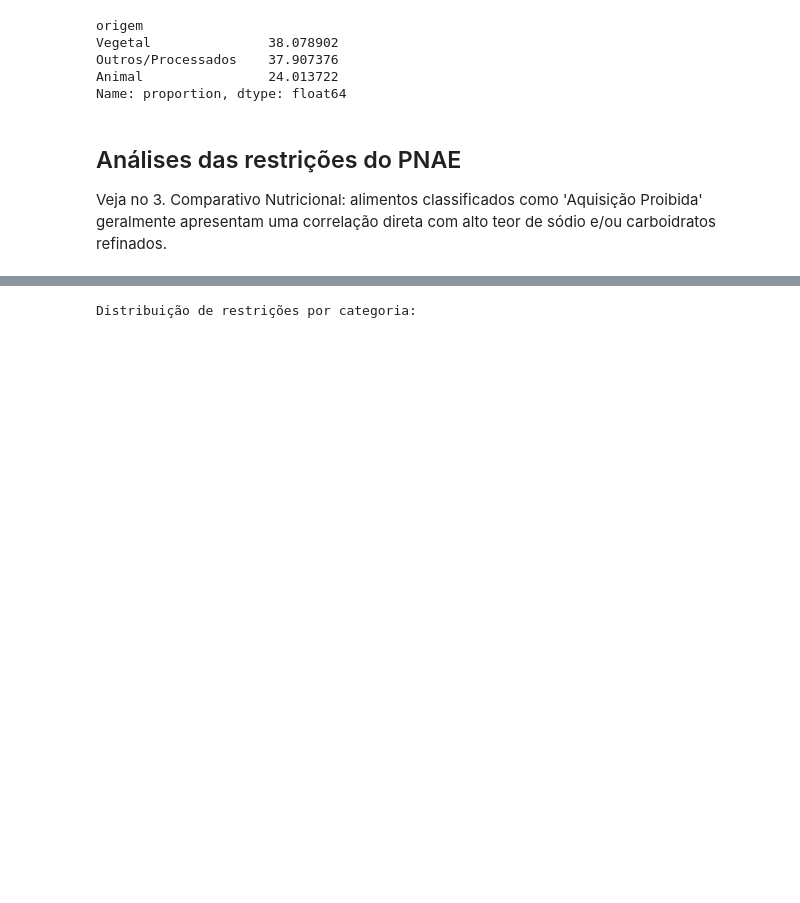
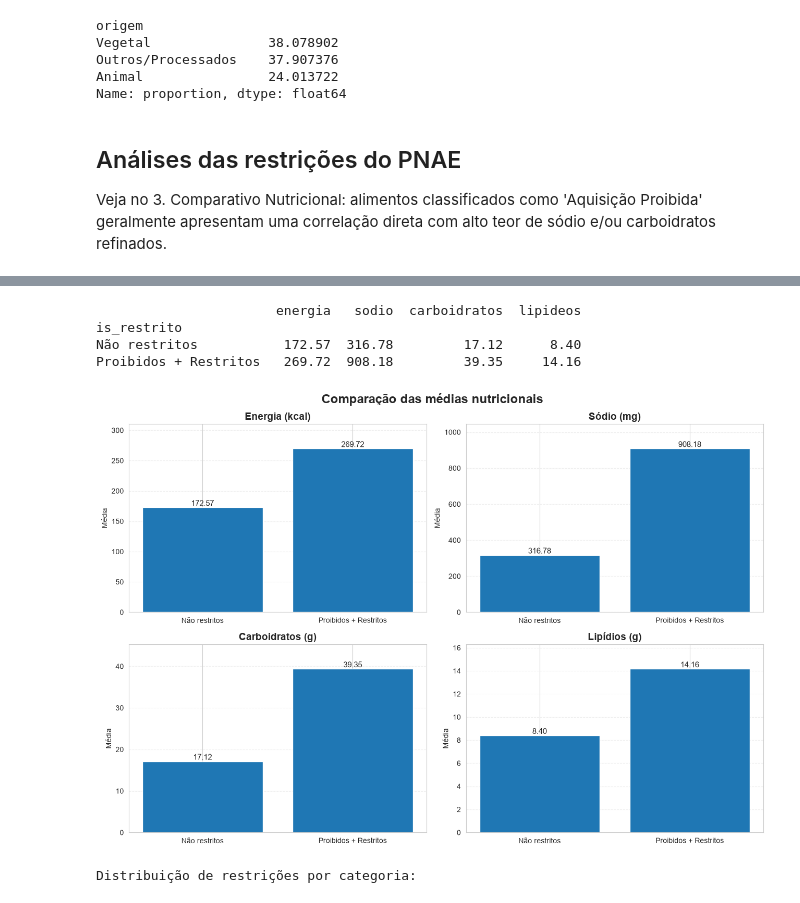
Before and after one commit to dba149/PNAE, a Jupyter notebook: otimizacao_pnae_alimentos.ipynb, the cells around one changed output, grey strips where cells are left out. Saved outputs shown, nothing was run; the diff lists cells and outputs as text; code cells hidden in the pictures; blank space fills up the shorter version.

```diff
--- a/otimizacao_pnae_alimentos.ipynb
+++ b/otimizacao_pnae_alimentos.ipynb
@@ -1411,6 +1426,83 @@ Sugestão de alternativas para 'Farofa pronta':
 | 131 | Caranguejo, cozido | 0.003056 | 18.479167 | 82.721502 |
 | 130 | Carambola, crua | 0.001501 | 0.870833 | 45.740889 |
 | 232 | Farinha, de arroz, enriquecida | 0.001389 | 1.269333 | 363.056480 |
+# %%
+# Calcula as médias
+comparativo_nutricional = (
+    df.groupby('is_restrito')[[
+        'energia',
+        'sodio',
+        'carboidratos',
+        'lipideos'
+    ]]
+    .mean()
+)
+
+# Cria nomes mais amigáveis para os grupos
+comparativo_nutricional = comparativo_nutricional.rename(
+    index={
+        False: 'Não restritos',
+        True: 'Proibidos + Restritos'
+    }
+)
+
+# Conferir os valores usados no gráfico
+print(comparativo_nutricional.round(2))
+
+# Criar figura
+fig, axes = plt.subplots(2, 2, figsize=(13, 9))
+
+nutrientes = {
+    'energia': 'Energia (kcal)',
+    'sodio': 'Sódio (mg)',
+    'carboidratos': 'Carboidratos (g)',
+    'lipideos': 'Lipídios (g)'
+}
+
+for ax, (coluna, titulo) in zip(axes.flat, nutrientes.items()):
+
+    # IMPORTANTE:
+    # os valores vêm diretamente da tabela de médias
+    valores = comparativo_nutricional[coluna]
+
+    barras = ax.bar(
+        valores.index,
+        valores.values
+    )
+
+    ax.set_title(titulo, fontsize=14, fontweight='bold')
+    ax.set_ylabel('Média')
+
+    # Valores exatos acima das barras
+    for barra, valor in zip(barras, valores):
+        ax.text(
+            barra.get_x() + barra.get_width() / 2,
+            barra.get_height(),
+            f'{valor:.2f}',
+            ha='center',
+            va='bottom',
+            fontsize=11
+        )
+
+    ax.grid(axis='y', linestyle='--', alpha=0.3)
+
+    # Deixa espaço acima das barras para os valores
+    ax.set_ylim(0, max(valores) * 1.15)
+
+plt.suptitle(
+    'Comparação das médias nutricionais',
+    fontsize=17,
+    fontweight='bold'
+)
+
+plt.tight_layout()
+plt.show()
+# %% [output]
+                       energia   sodio  carboidratos  lipideos
+is_restrito
+Não restritos           172.57  316.78         17.12      8.40
+Proibidos + Restritos   269.72  908.18         39.35     14.16
+[figure, added]
 # %%
 # Cruzamento Categoria x Restrição
 print("Distribuição de restrições por categoria:")
```
Also changed, not shown: parts of 4 cells of this notebook, 1 other file.
